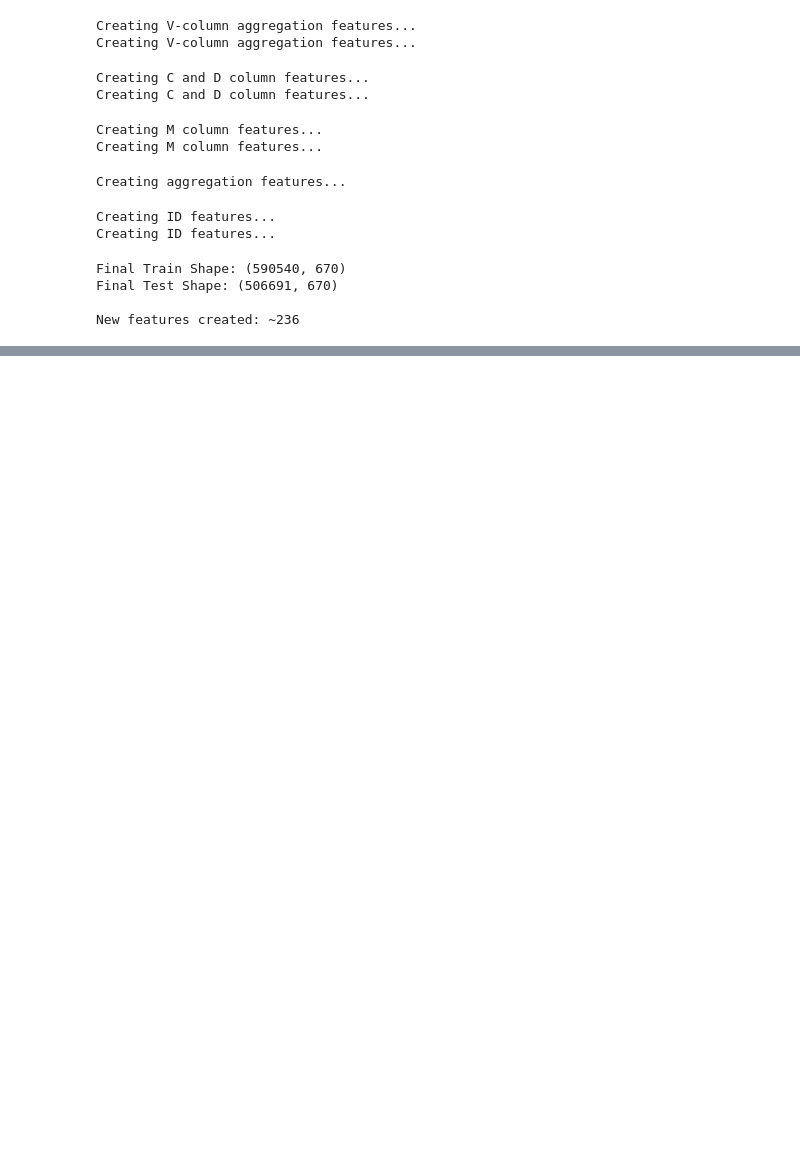
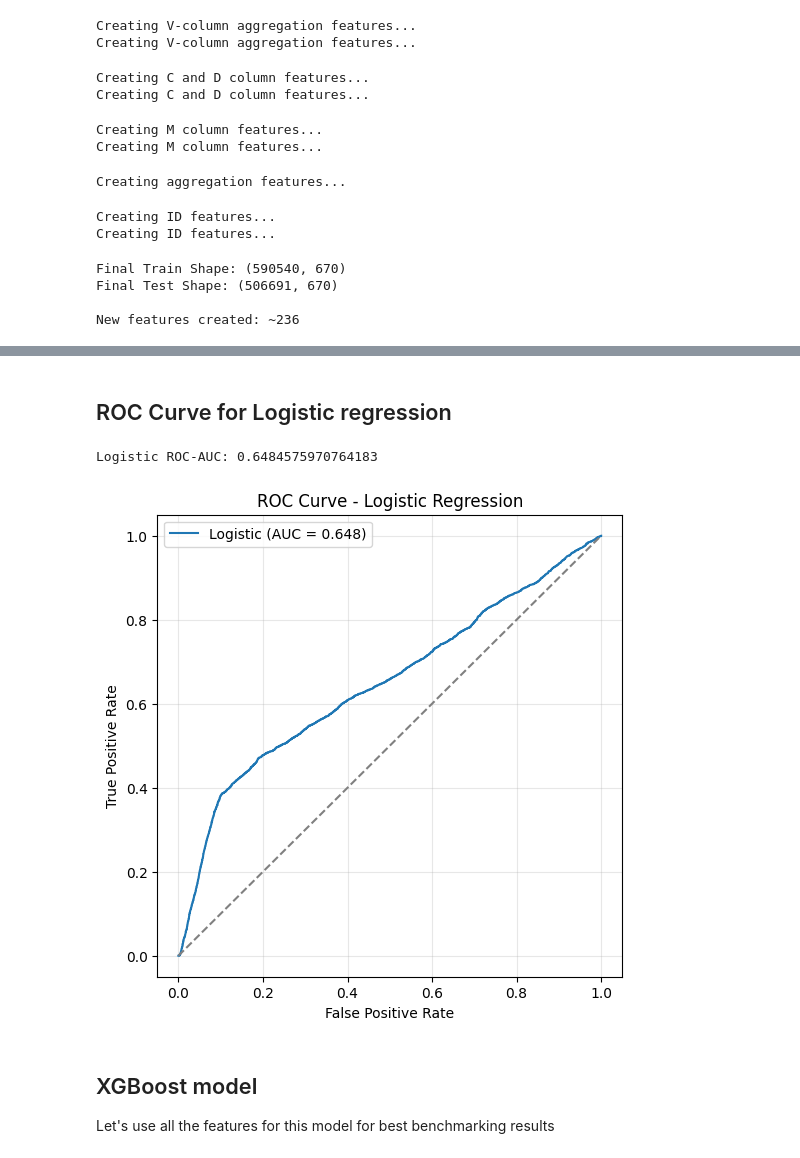
Before and after one commit to nsreedh123/fraud_rec, a Jupyter notebook: notebooks/data_analysis.ipynb, the cells around one changed output, grey strips where cells are left out. Cells and saved outputs as stored; diff of their text form; code cells hidden in the pictures; blank space fills up the shorter version.

```diff
--- a/notebooks/data_analysis.ipynb
+++ b/notebooks/data_analysis.ipynb
@@ -772,0 +773,3 @@ Memory usage: 3647.35 MB -> 2429.64 MB (33.4% reduction)
+# %%
+X = train.drop(['isFraud', 'TransactionID'], axis=1)
+y = train['isFraud']
@@ -772,0 +853,22 @@ Memory usage: 3647.35 MB -> 2429.64 MB (33.4% reduction)
+# %%
+features = [
+    'TransactionAmt',
+    'card1_freq',
+    'card1_TransactionAmt_mean',
+    'card1_TransactionAmt_dev',
+    'addr1_freq'
+]
+
+X_logistic = X[features].fillna(0)
+y_logistic = y
+
+X_train, X_test, y_train, y_test = train_test_split(
+    X_logistic, y_logistic, test_size=0.2, random_state=42
+)
+logistic = LogisticRegression(max_iter=1000)
+logistic.fit(X_train, y_train)
+
+y_pred = logistic.predict(X_test)
+print("\nLogistic Regression:")
+print("Coefficients:", dict(zip(features, logistic.coef_[0])))
+print("Confusion Matrix:\n", confusion_matrix(y_test, y_pred, normalize='all'))
@@ -772,0 +881,25 @@ Memory usage: 3647.35 MB -> 2429.64 MB (33.4% reduction)
+# %% [markdown]
+## ROC Curve for Logistic regression
+# %%
+y_prob_log = logistic.predict_proba(X_test)[:, 1]
+
+auc_log = roc_auc_score(y_test, y_prob_log)
+print("Logistic ROC-AUC:", auc_log)
+
+fpr_log, tpr_log, _ = roc_curve(y_test, y_prob_log)
+
+plt.figure(figsize=(6,6))
+plt.plot(fpr_log, tpr_log, label=f'Logistic (AUC = {auc_log:.3f})')
+plt.plot([0,1], [0,1], linestyle='--', color='gray')
+plt.xlabel('False Positive Rate')
+plt.ylabel('True Positive Rate')
+plt.title('ROC Curve - Logistic Regression')
+plt.legend()
+plt.grid(alpha=0.3)
+plt.show()
+# %% [output]
+Logistic ROC-AUC: 0.6484575970764183
+[figure, added]
+# %% [markdown]
+## XGBoost model
+Let's use all the features for this model for best benchmarking results
```
Also changed, not shown: parts of 14 cells of this notebook, 2 other files.
